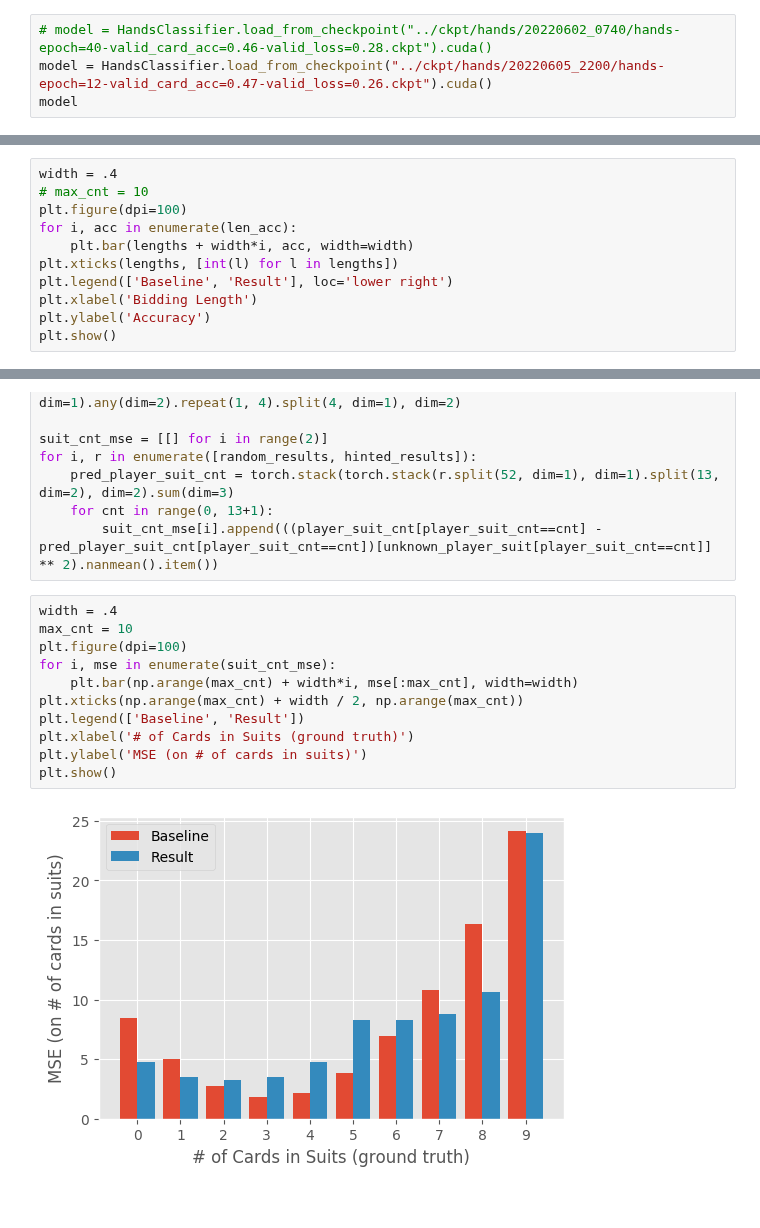
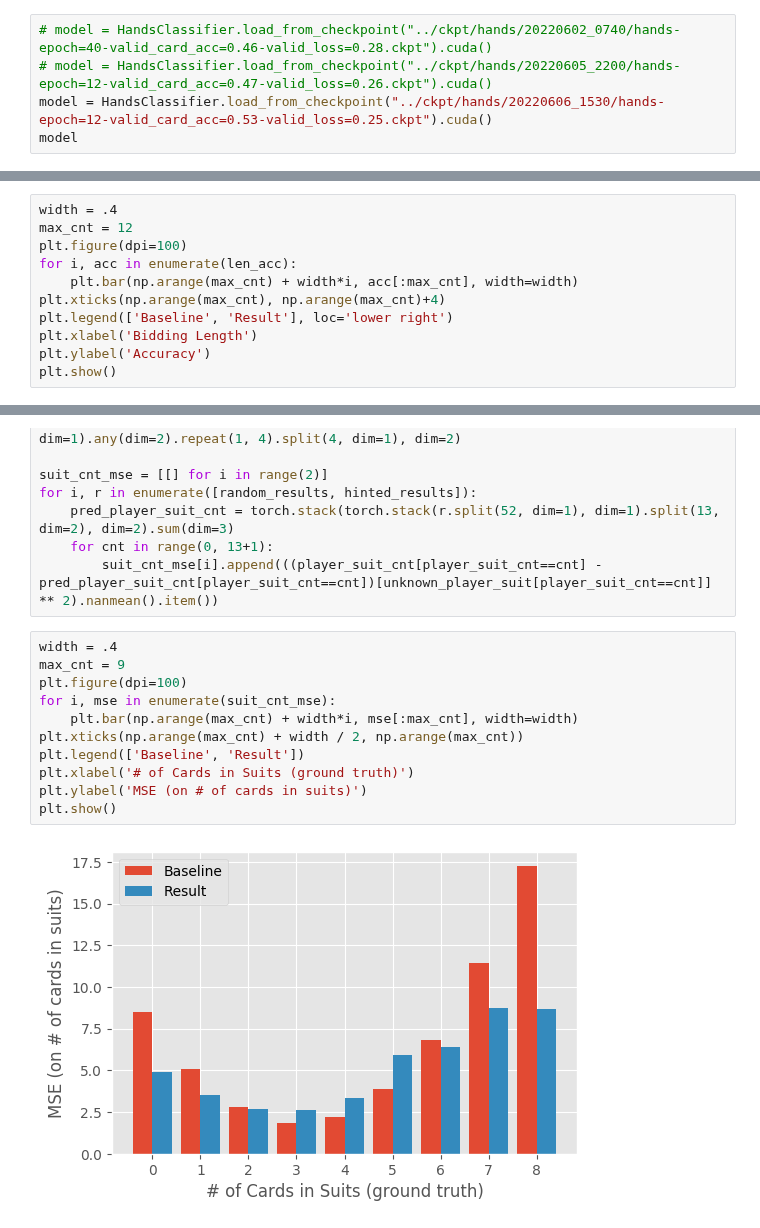
Before and after one commit to JackywithaWhiteDog/Bridge-AI-with-Bidding-Information, a Jupyter notebook: notebooks/test_rnn.ipynb, the cells around one changed output, grey strips where cells are left out. Saved outputs shown, nothing was run; the diff lists cells and outputs as text.

Commit message:
feat: fine tune RNN model on human data

```diff
--- a/notebooks/test_rnn.ipynb
+++ b/notebooks/test_rnn.ipynb
@@ -21,7 +22,8 @@ loader
 <torch.utils.data.dataloader.DataLoader at 0x...>
 # %%
 # model = HandsClassifier.load_from_checkpoint("../ckpt/hands/20220602_0740/hands-epoch=40-valid_card_acc=0.46-valid_loss=0.28.ckpt").cuda()
-model = HandsClassifier.load_from_checkpoint("../ckpt/hands/20220605_2200/hands-epoch=12-valid_card_acc=0.47-valid_loss=0.26.ckpt").cuda()
+# model = HandsClassifier.load_from_checkpoint("../ckpt/hands/20220605_2200/hands-epoch=12-valid_card_acc=0.47-valid_loss=0.26.ckpt").cuda()
+model = HandsClassifier.load_from_checkpoint("../ckpt/hands/20220606_1530/hands-epoch=12-valid_card_acc=0.53-valid_loss=0.25.ckpt").cuda()
 model
 # %% [output]
 HandsClassifier(
@@ -180,11 +183,11 @@ for i, r in enumerate([random_results, hinted_results]):
 # len_acc
 # %%
 width = .4
-# max_cnt = 10
+max_cnt = 12
 plt.figure(dpi=100)
 for i, acc in enumerate(len_acc):
-    plt.bar(lengths + width*i, acc, width=width)
-plt.xticks(lengths, [int(l) for l in lengths])
+    plt.bar(np.arange(max_cnt) + width*i, acc[:max_cnt], width=width)
+plt.xticks(np.arange(max_cnt), np.arange(max_cnt)+4)
 plt.legend(['Baseline', 'Result'], loc='lower right')
 plt.xlabel('Bidding Length')
 plt.ylabel('Accuracy')
@@ -202,14 +205,14 @@ for i, r in enumerate([random_results, hinted_results]):
         suit_cnt_mse[i].append(((player_suit_cnt[player_suit_cnt==cnt] - pred_player_suit_cnt[player_suit_cnt==cnt])[unknown_player_suit[player_suit_cnt==cnt]] ** 2).nanmean().item())
 # %%
 width = .4
-max_cnt = 10
+max_cnt = 9
 plt.figure(dpi=100)
 for i, mse in enumerate(suit_cnt_mse):
     plt.bar(np.arange(max_cnt) + width*i, mse[:max_cnt], width=width)
 plt.xticks(np.arange(max_cnt) + width / 2, np.arange(max_cnt))
 plt.legend(['Baseline', 'Result'])
 plt.xlabel('# of Cards in Suits (ground truth)')
 plt.ylabel('MSE (on # of cards in suits)')
 plt.show()
 # %% [output]
-[figure, old version]
+[figure, new version]
```
Also changed, not shown: parts of 8 cells of this notebook, 7 other files.
